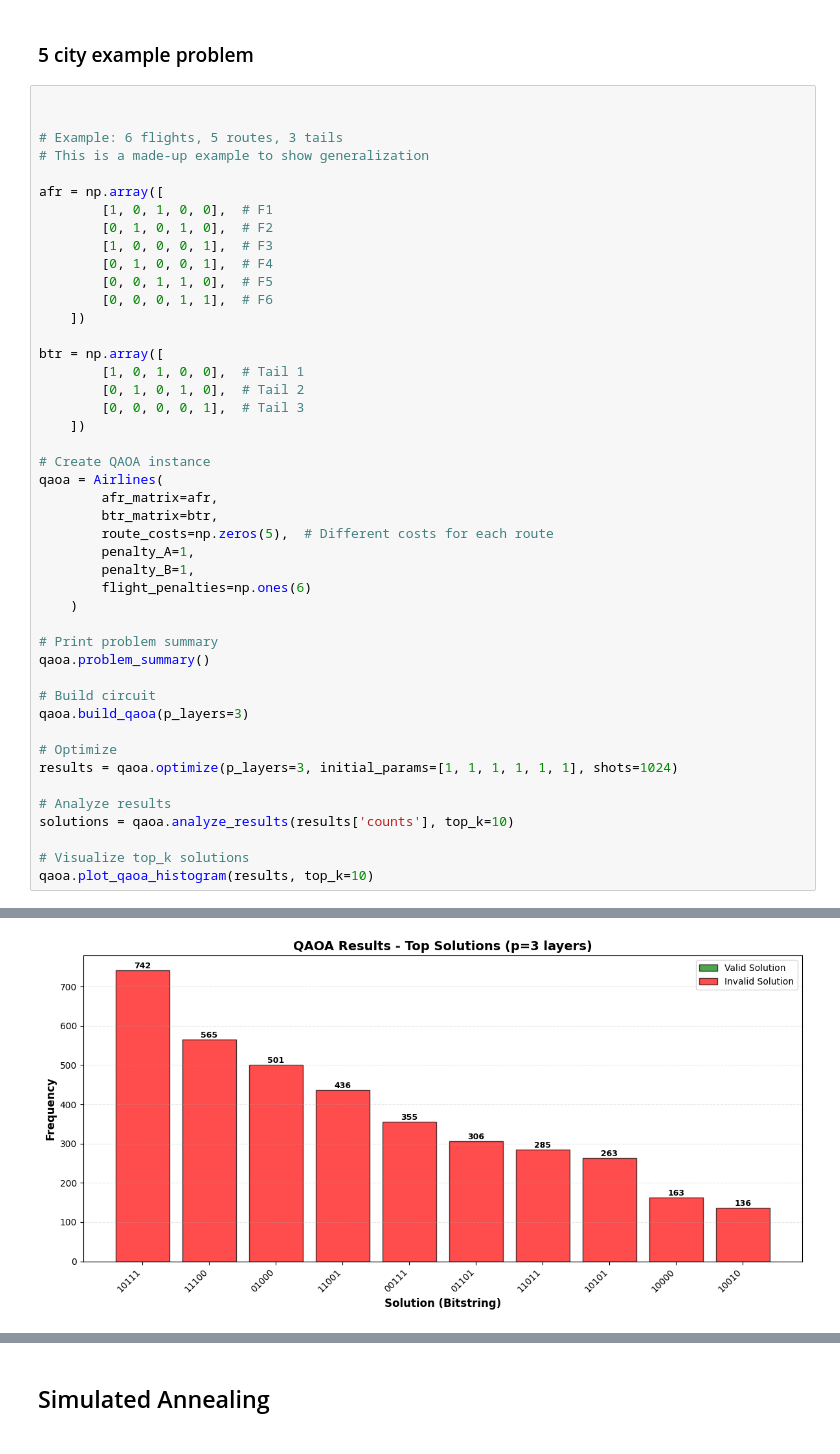
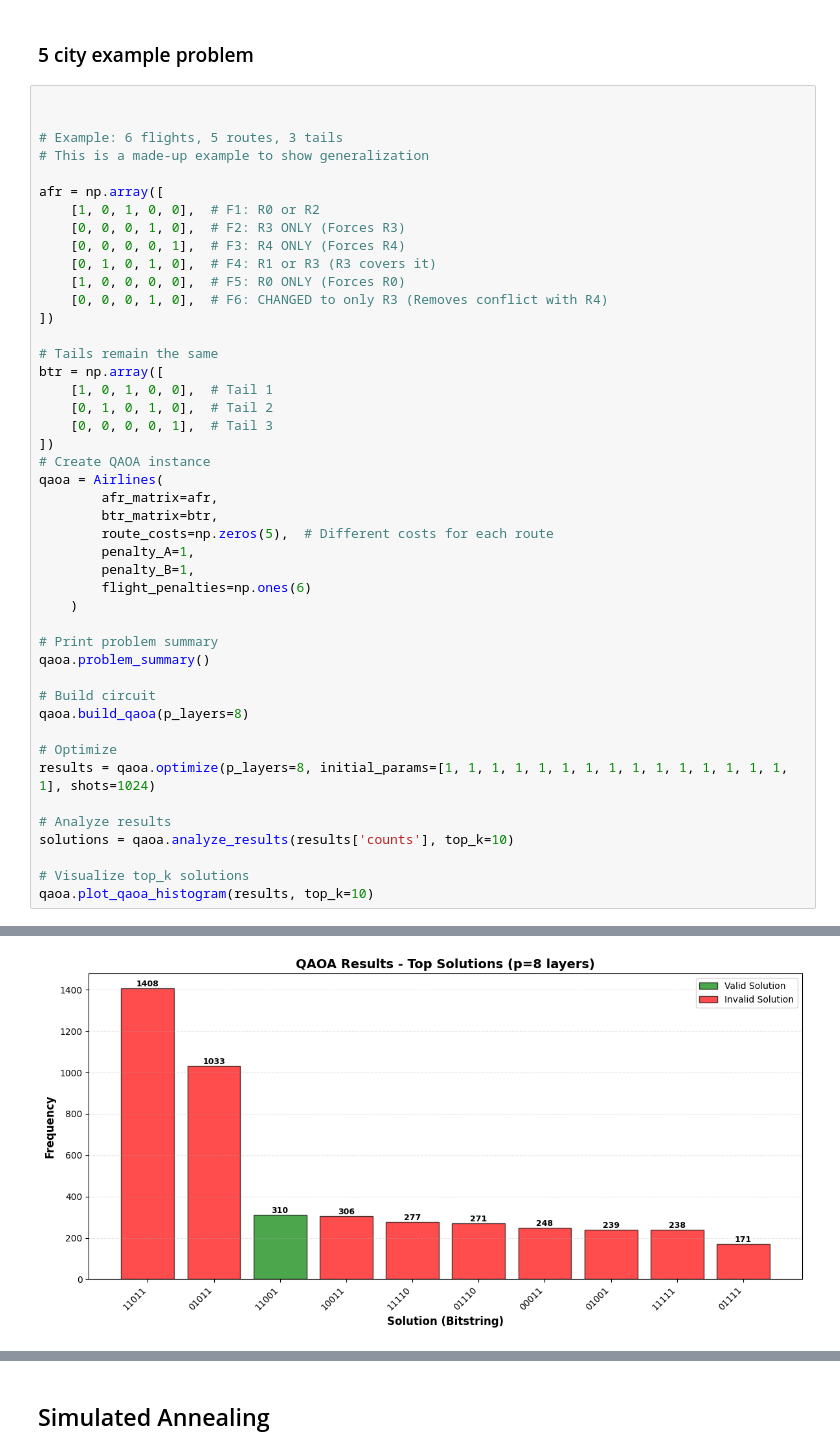
Before and after one commit to Suraj52721/Airlines, a Jupyter notebook: general_qaoa.ipynb, the cells around one changed output, grey strips where cells are left out. Saved outputs shown, nothing was run; the diff lists cells and outputs as text.

```diff
--- a/general_qaoa.ipynb
+++ b/general_qaoa.ipynb
@@ -109,20 +109,20 @@ Valid solutions in top 10: 2/5
 # This is a made-up example to show generalization
 
 afr = np.array([
-        [1, 0, 1, 0, 0],  # F1
-        [0, 1, 0, 1, 0],  # F2
-        [1, 0, 0, 0, 1],  # F3
-        [0, 1, 0, 0, 1],  # F4
-        [0, 0, 1, 1, 0],  # F5
-        [0, 0, 0, 1, 1],  # F6
-    ])
+    [1, 0, 1, 0, 0],  # F1: R0 or R2
+    [0, 0, 0, 1, 0],  # F2: R3 ONLY (Forces R3)
+    [0, 0, 0, 0, 1],  # F3: R4 ONLY (Forces R4)
+    [0, 1, 0, 1, 0],  # F4: R1 or R3 (R3 covers it)
+    [1, 0, 0, 0, 0],  # F5: R0 ONLY (Forces R0)
+    [0, 0, 0, 1, 0],  # F6: CHANGED to only R3 (Removes conflict with R4)
+])
 
+# Tails remain the same
 btr = np.array([
-        [1, 0, 1, 0, 0],  # Tail 1
-        [0, 1, 0, 1, 0],  # Tail 2
-        [0, 0, 0, 0, 1],  # Tail 3
-    ])
-
+    [1, 0, 1, 0, 0],  # Tail 1
+    [0, 1, 0, 1, 0],  # Tail 2
+    [0, 0, 0, 0, 1],  # Tail 3
+])
 # Create QAOA instance
 qaoa = Airlines(
         afr_matrix=afr,
@@ -137,10 +137,10 @@ qaoa = Airlines(
 qaoa.problem_summary()
 
 # Build circuit
-qaoa.build_qaoa(p_layers=3)
+qaoa.build_qaoa(p_layers=8)
 
 # Optimize
-results = qaoa.optimize(p_layers=3, initial_params=[1, 1, 1, 1, 1, 1], shots=1024)
+results = qaoa.optimize(p_layers=8, initial_params=[1, 1, 1, 1, 1, 1, 1, 1, 1, 1, 1, 1, 1, 1, 1, 1], shots=1024)
 
 # Analyze results
 solutions = qaoa.analyze_results(results['counts'], top_k=10)
@@ -168,4 +168,4 @@ Flight Penalties (Cf for each flight):
-[figure, old version]
+[figure, new version]
 ================================================================================
 QAOA Histogram Summary
 ================================================================================
```
Also changed, not shown: parts of 8 cells of this notebook, 1 other file.
